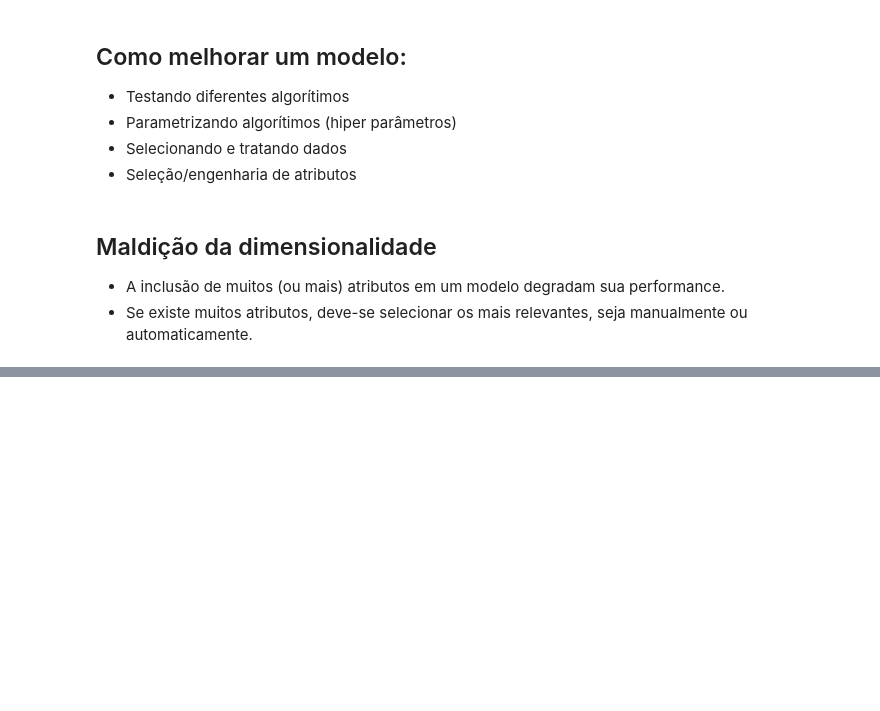
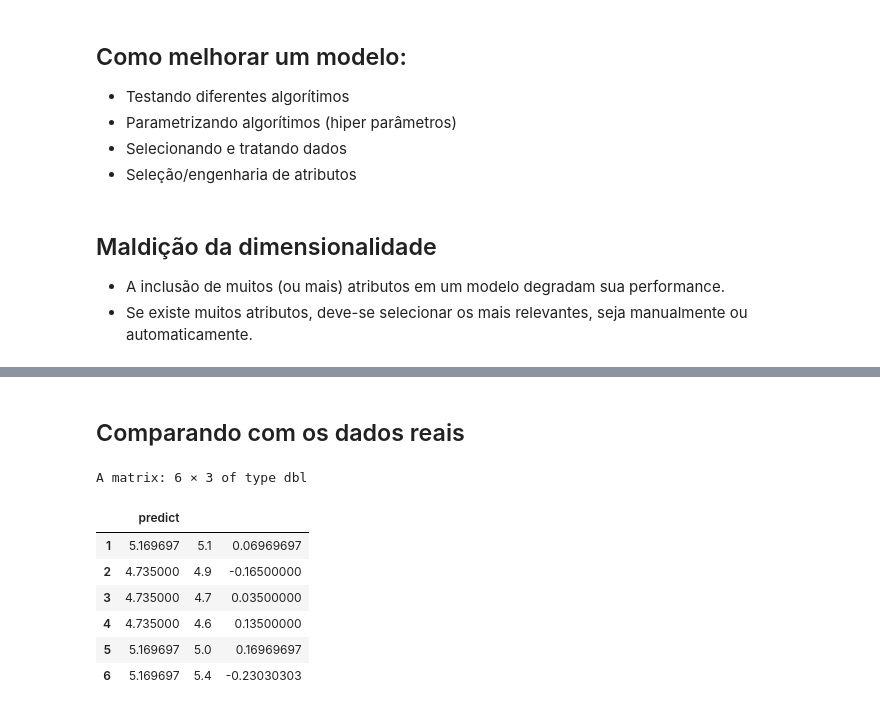
Before and after one commit to emariot/machine_learning, a Jupyter notebook: R/classificadores.ipynb, the cells around one changed output, grey strips where cells are left out. Saved outputs shown, nothing was run; the diff lists cells and outputs as text; code cells hidden in the pictures; blank space fills up the shorter version.

```diff
--- a/R/classificadores.ipynb
+++ b/R/classificadores.ipynb
@@ -77,0 +162,14 @@ HTML widgets cannot be represented in plain text (need html)
+# %% [markdown]
+## Comparando com os dados reais
+# %%
+comp = cbind(predict, iris$Sepal.Length, predict - iris$Sepal.Length)
+head(comp)
+# %% [output]
+A matrix: 6 × 3 of type dbl
+|  | predict |  |  |
+| 1 | 5.169697 | 5.1 | 0.06969697 |
+| 2 | 4.735000 | 4.9 | -0.16500000 |
+| 3 | 4.735000 | 4.7 | 0.03500000 |
+| 4 | 4.735000 | 4.6 | 0.13500000 |
+| 5 | 5.169697 | 5.0 | 0.16969697 |
+| 6 | 5.169697 | 5.4 | -0.23030303 |
```
Also changed, not shown: parts of 13 cells of this notebook.
